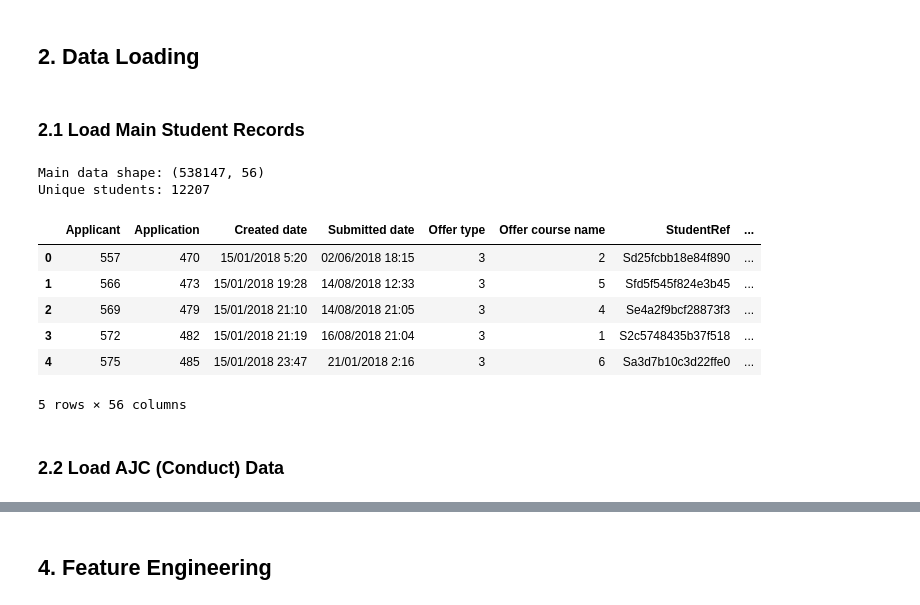
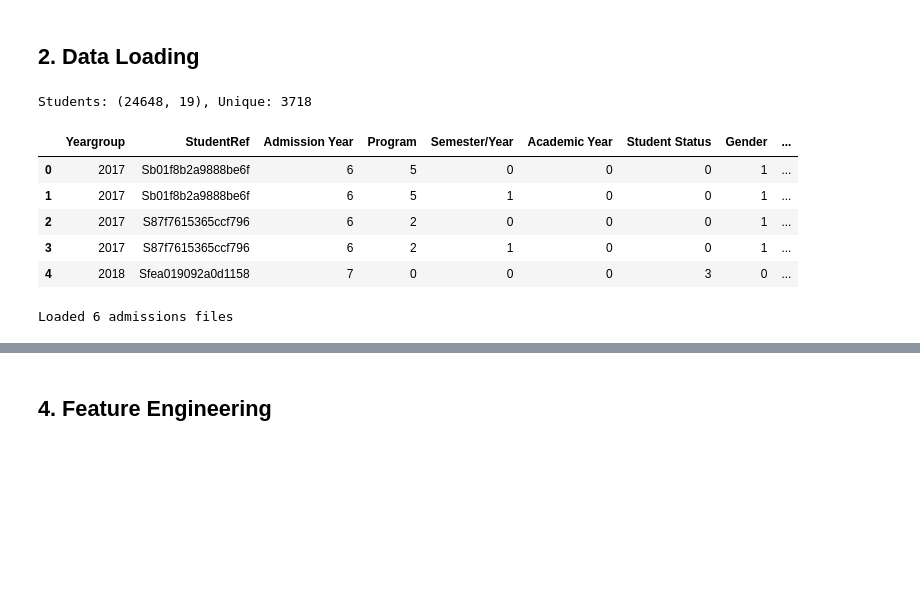
Before and after one commit to bcwin-i/Ashesi-ML-DS, a Jupyter notebook: notebooks/prosit_5.ipynb, the cells around one changed output, grey strips where cells are left out. Saved outputs shown, nothing was run; the diff lists cells and outputs as text; code cells hidden in the pictures; blank space fills up the shorter version.

Commit message:
feat: Add Prosit 5 technical documentation, scripts, models, and results, and update web app components and existing findings.

```diff
--- a/notebooks/prosit_5.ipynb
+++ b/notebooks/prosit_5.ipynb
@@ -25,24 +26,26 @@ print('✅ Libraries loaded!')
 ✅ Libraries loaded!
 # %% [markdown]
 ## 2. Data Loading
-# %% [markdown]
-### 2.1 Load Main Student Records
 # %%
-# Load main student data from Prosit 2
-df_main = pd.read_csv('../data/merged_cleaned_encoded.csv')
-print(f'Main data shape: {df_main.shape}')
-print(f'Unique students: {df_main["StudentRef"].nunique()}')
-df_main.head()
+df_students = pd.read_csv('../data/merged_cleaned_encoded.csv')
+print(f'Students: {df_students.shape}, Unique: {df_students["StudentRef"].nunique()}')
+df_students.head()
 # %% [output]
-Main data shape: (538147, 56)
-Unique students: 12207
+Students: (24648, 19), Unique: 3718
-|  | Applicant | Application | Created date | Submitted date | Offer type | Offer course name | StudentRef | ... |
-| 0 | 557 | 470 | 15/01/2018 5:20 | 02/06/2018 18:15 | 3 | 2 | Sd25fcbb18e84f890 | ... |
-| 1 | 566 | 473 | 15/01/2018 19:28 | 14/08/2018 12:33 | 3 | 5 | Sfd5f545f824e3b45 | ... |
-| 2 | 569 | 479 | 15/01/2018 21:10 | 14/08/2018 21:05 | 3 | 4 | Se4a2f9bcf28873f3 | ... |
-| 3 | 572 | 482 | 15/01/2018 21:19 | 16/08/2018 21:04 | 3 | 1 | S2c5748435b37f518 | ... |
-| 4 | 575 | 485 | 15/01/2018 23:47 | 21/01/2018 2:16 | 3 | 6 | Sa3d7b10c3d22ffe0 | ... |
+|  | Yeargroup | StudentRef | Admission Year | Program | Semester/Year | Academic Year | Student Status | Gender | ... |
+| 0 | 2017 | Sb01f8b2a9888be6f | 6 | 5 | 0 | 0 | 0 | 1 | ... |
+| 1 | 2017 | Sb01f8b2a9888be6f | 6 | 5 | 1 | 0 | 0 | 1 | ... |
+| 2 | 2017 | S87f7615365ccf796 | 6 | 2 | 0 | 0 | 0 | 1 | ... |
+| 3 | 2017 | S87f7615365ccf796 | 6 | 2 | 1 | 0 | 0 | 1 | ... |
+| 4 | 2018 | Sfea019092a0d1158 | 7 | 0 | 0 | 0 | 3 | 0 | ... |
-5 rows × 56 columns
-# %% [markdown]
-### 2.2 Load AJC (Conduct) Data
+# %%
+import glob
+admissions_files = glob.glob('../data/prosit 5/*_C2023-C2028-anon.csv')
+admissions_dfs = {}
+for file in admissions_files:
+    exam_type = file.split('/')[-1].split('_')[0]
+    admissions_dfs[exam_type] = pd.read_csv(file)
+print(f'Loaded {len(admissions_dfs)} admissions files')
+# %% [output]
+Loaded 6 admissions files
 # %%
```
Also changed, not shown: parts of 78 cells of this notebook, 32 other files.
